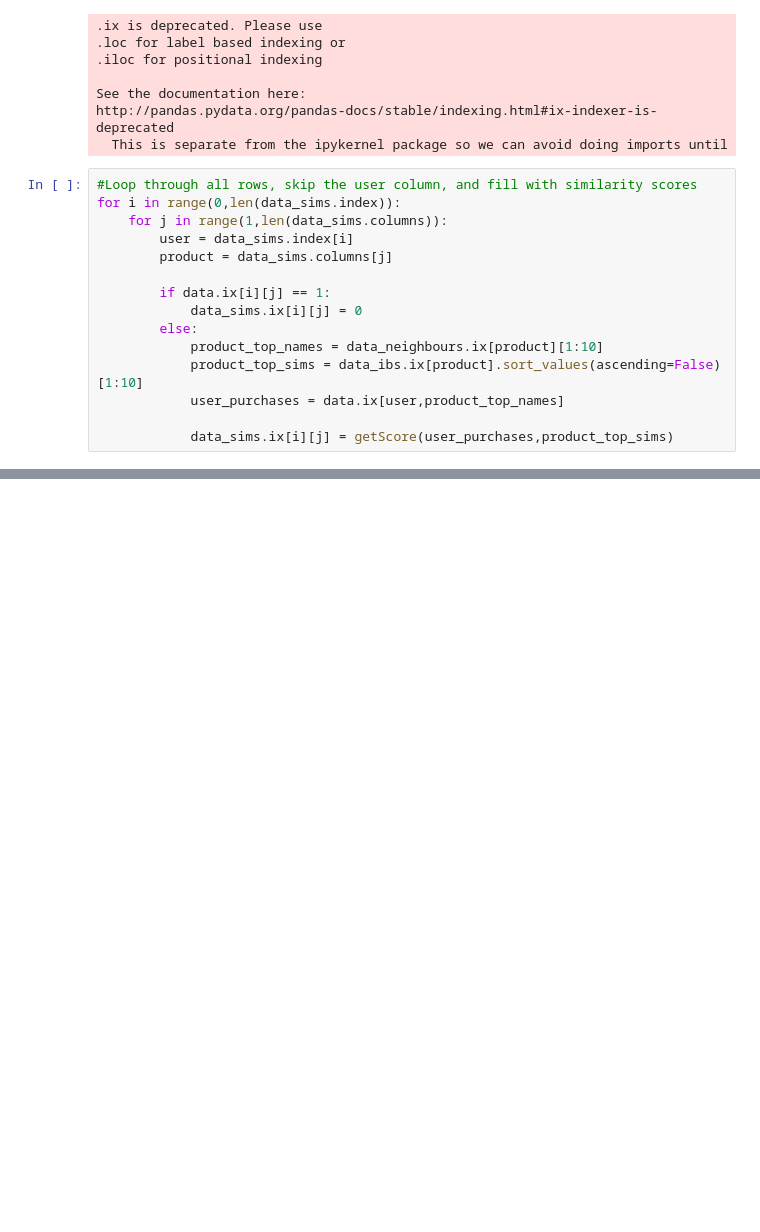
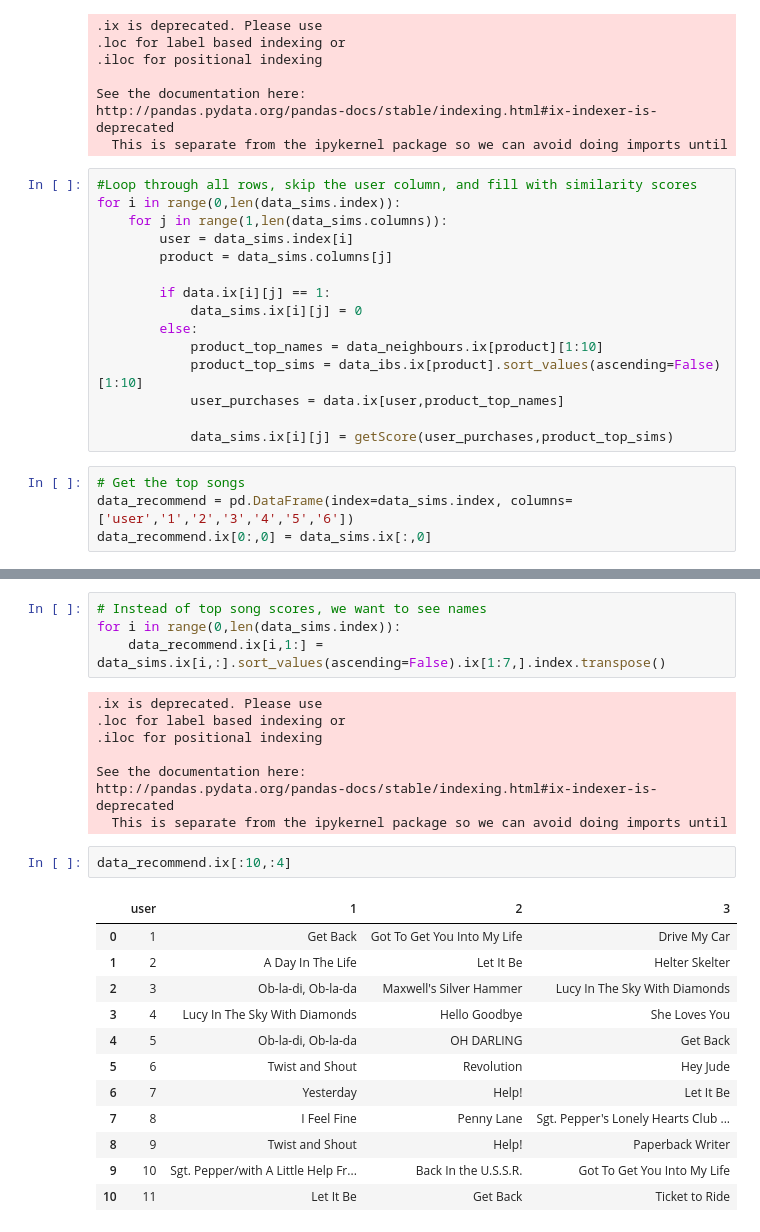
Before and after one commit to Pm1995/DS-Challenges, a Jupyter notebook: SongChallenge/SongChallenge.ipynb, the cells around one changed output, grey strips where cells are left out. Drawn from its saved outputs; the diff is of its cells as text; blank space fills up the shorter version.

```diff
--- a/SongChallenge/SongChallenge.ipynb
+++ b/SongChallenge/SongChallenge.ipynb
@@ -353,3 +353,7 @@ for i in range(0,len(data_sims.index)):
             user_purchases = data.ix[user,product_top_names]
 
             data_sims.ix[i][j] = getScore(user_purchases,product_top_sims)
+# %%
+# Get the top songs
+data_recommend = pd.DataFrame(index=data_sims.index, columns=['user','1','2','3','4','5','6'])
+data_recommend.ix[0:,0] = data_sims.ix[:,0]
@@ -355,0 +368,27 @@ for i in range(0,len(data_sims.index)):
+# %%
+# Instead of top song scores, we want to see names
+for i in range(0,len(data_sims.index)):
+    data_recommend.ix[i,1:] = data_sims.ix[i,:].sort_values(ascending=False).ix[1:7,].index.transpose()
+# %% [output]
+.ix is deprecated. Please use
+.loc for label based indexing or
+.iloc for positional indexing
+
+See the documentation here:
+http://pandas.pydata.org/pandas-docs/stable/indexing.html#ix-indexer-is-deprecated
+  This is separate from the ipykernel package so we can avoid doing imports until
+# %%
+data_recommend.ix[:10,:4]
+# %% [output]
+|  | user | 1 | 2 | 3 |
+| 0 | 1 | Get Back | Got To Get You Into My Life | Drive My Car |
+| 1 | 2 | A Day In The Life | Let It Be | Helter Skelter |
+| 2 | 3 | Ob-la-di, Ob-la-da | Maxwell's Silver Hammer | Lucy In The Sky With Diamonds |
+| 3 | 4 | Lucy In The Sky With Diamonds | Hello Goodbye | She Loves You |
+| 4 | 5 | Ob-la-di, Ob-la-da | OH DARLING | Get Back |
+| 5 | 6 | Twist and Shout | Revolution | Hey Jude |
+| 6 | 7 | Yesterday | Help! | Let It Be |
+| 7 | 8 | I Feel Fine | Penny Lane | Sgt. Pepper's Lonely Hearts Club ... |
+| 8 | 9 | Twist and Shout | Help! | Paperback Writer |
+| 9 | 10 | Sgt. Pepper/with A Little Help Fr... | Back In the U.S.S.R. | Got To Get You Into My Life |
+| 10 | 11 | Let It Be | Get Back | Ticket to Ride |
```
Also changed, not shown: parts of 1 cell of this notebook.
